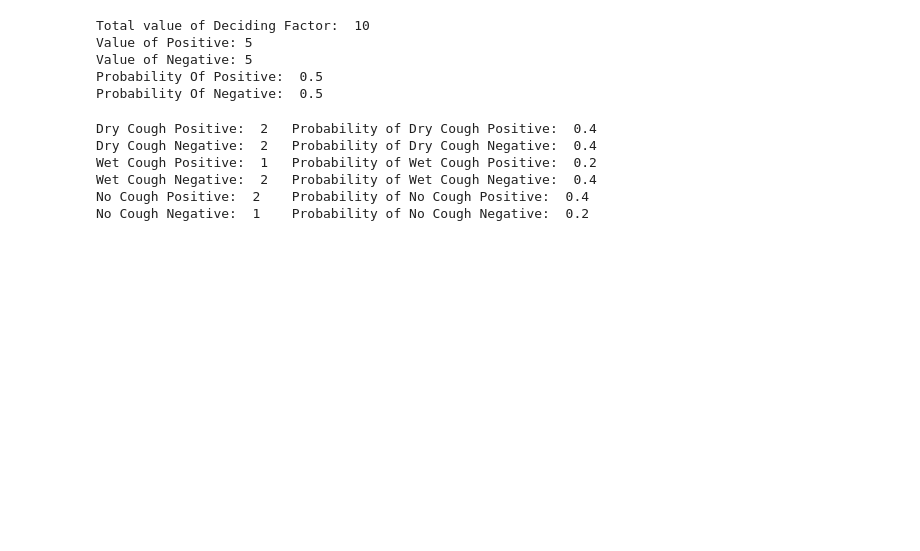
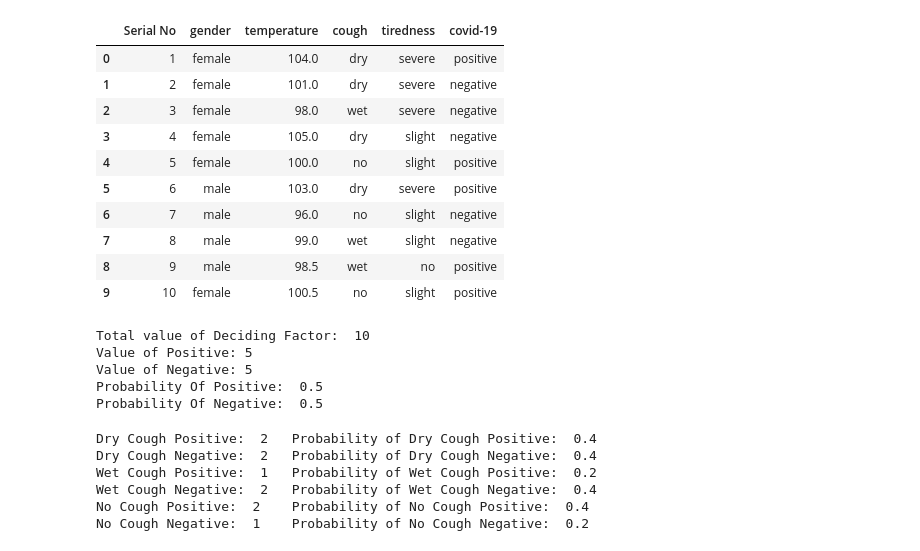
Before and after one commit to kamruzzaman-leeon/Naive_bayes, a Jupyter notebook: naive_bayes.ipynb, the cells around one changed output. Cells and saved outputs as stored; diff of their text form; code cells hidden in the pictures; blank space fills up the shorter version.

```diff
--- a/naive_bayes.ipynb
+++ b/naive_bayes.ipynb
@@ -11,3 +1,21 @@ for line in reader:
+# %%
+import pandas as pd
+
+data= pd.read_csv('data.csv')
+
+data
+# %% [output]
+|  | Serial No | gender | temperature | cough | tiredness | covid-19 |
+| 0 | 1 | female | 104.0 | dry | severe | positive |
+| 1 | 2 | female | 101.0 | dry | severe | negative |
+| 2 | 3 | female | 98.0 | wet | severe | negative |
+| 3 | 4 | female | 105.0 | dry | slight | negative |
+| 4 | 5 | female | 100.0 | no | slight | positive |
+| 5 | 6 | male | 103.0 | dry | severe | positive |
+| 6 | 7 | male | 96.0 | no | slight | negative |
+| 7 | 8 | male | 99.0 | wet | slight | negative |
+| 8 | 9 | male | 98.5 | wet | no | positive |
+| 9 | 10 | female | 100.5 | no | slight | positive |
 # %%
 #Find the unique attrbute value and Total value of deciding factor
 
```
Also changed, not shown: parts of 19 cells of this notebook, 1 other file.
